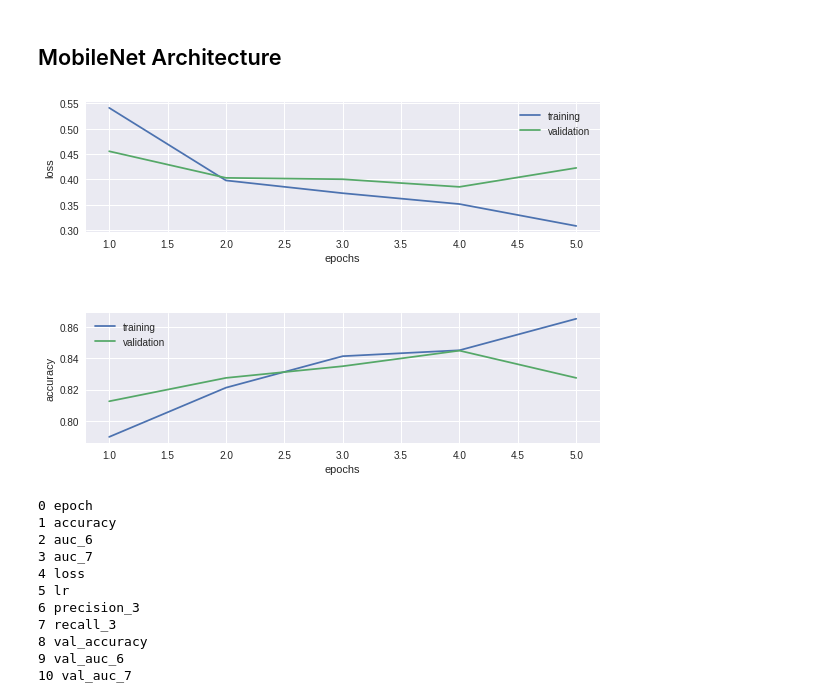
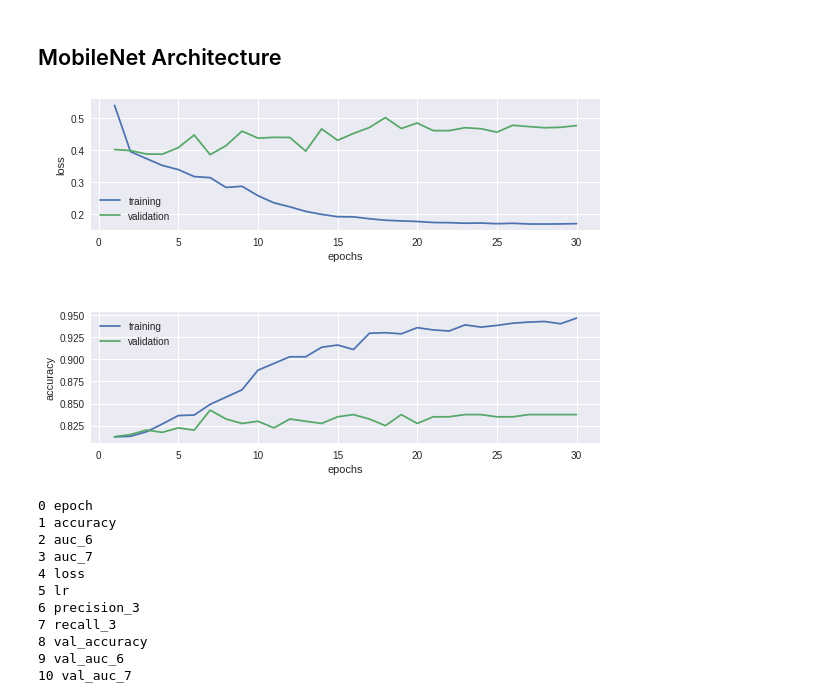
Before and after one commit to roagabriel/ImageClassificationISIC-2017, a Jupyter notebook: notebook.ipynb, the cells around one changed output. Saved outputs shown, nothing was run; the diff lists cells and outputs as text; code cells hidden in the pictures.

```diff
--- a/notebook.ipynb
+++ b/notebook.ipynb
@@ -710,9 +789,9 @@ model_6 = load_model('logs/log_mobilenet/model.05-0.42.hdf5')
 # %%
 # display loss and accuracy graphs from training
 history_mobi = pd.read_csv("logs/log_mobilenet/log.csv")
-train_val_metrics2(5, history_mobi)
+train_val_metrics2(30, history_mobi)
 # %% [output]
-[figure, old version]
+[figure, new version]
 # %%
 for (i, column) in enumerate(history_mobi.columns, start=0):
     print(i, column)
```
Also changed, not shown: parts of 23 cells of this notebook, 3 other files.
